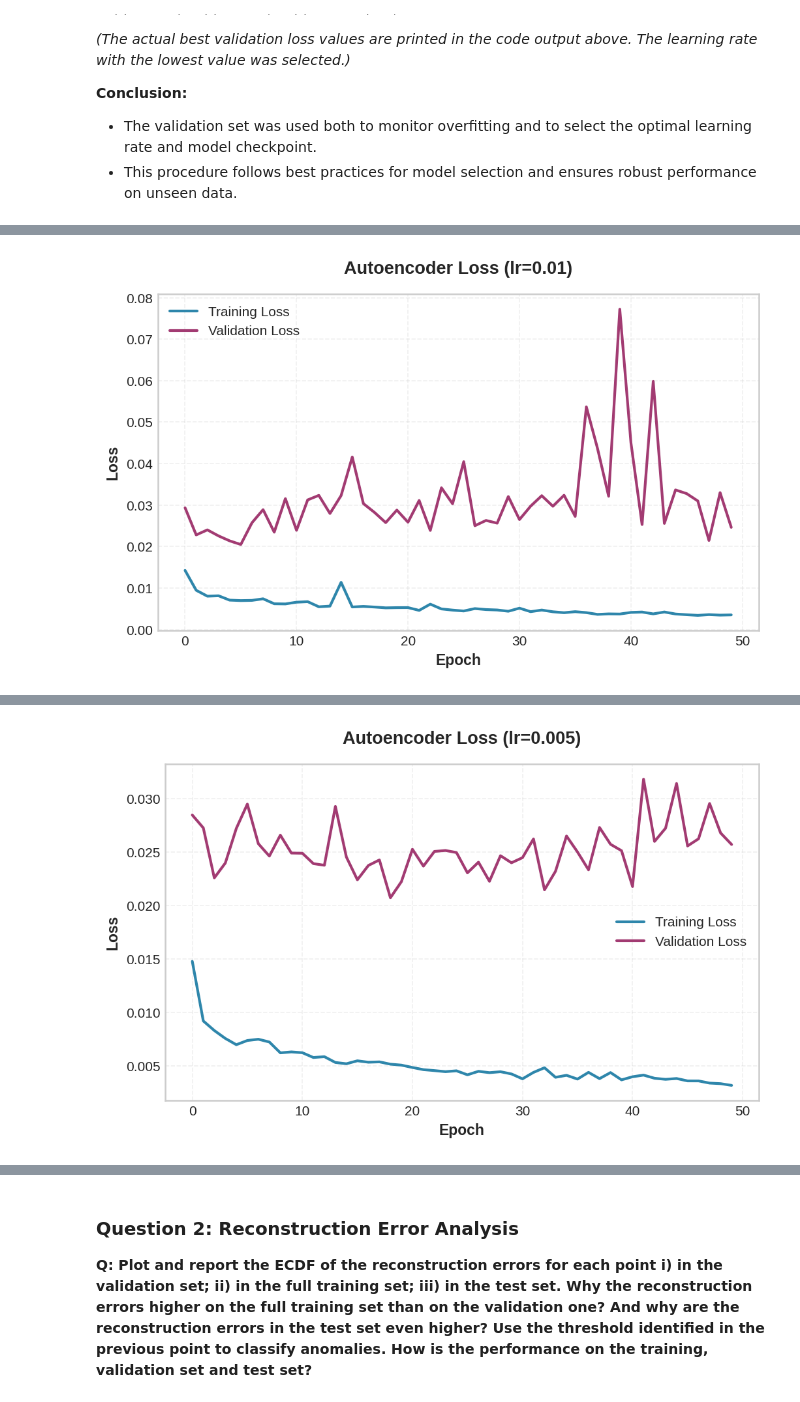
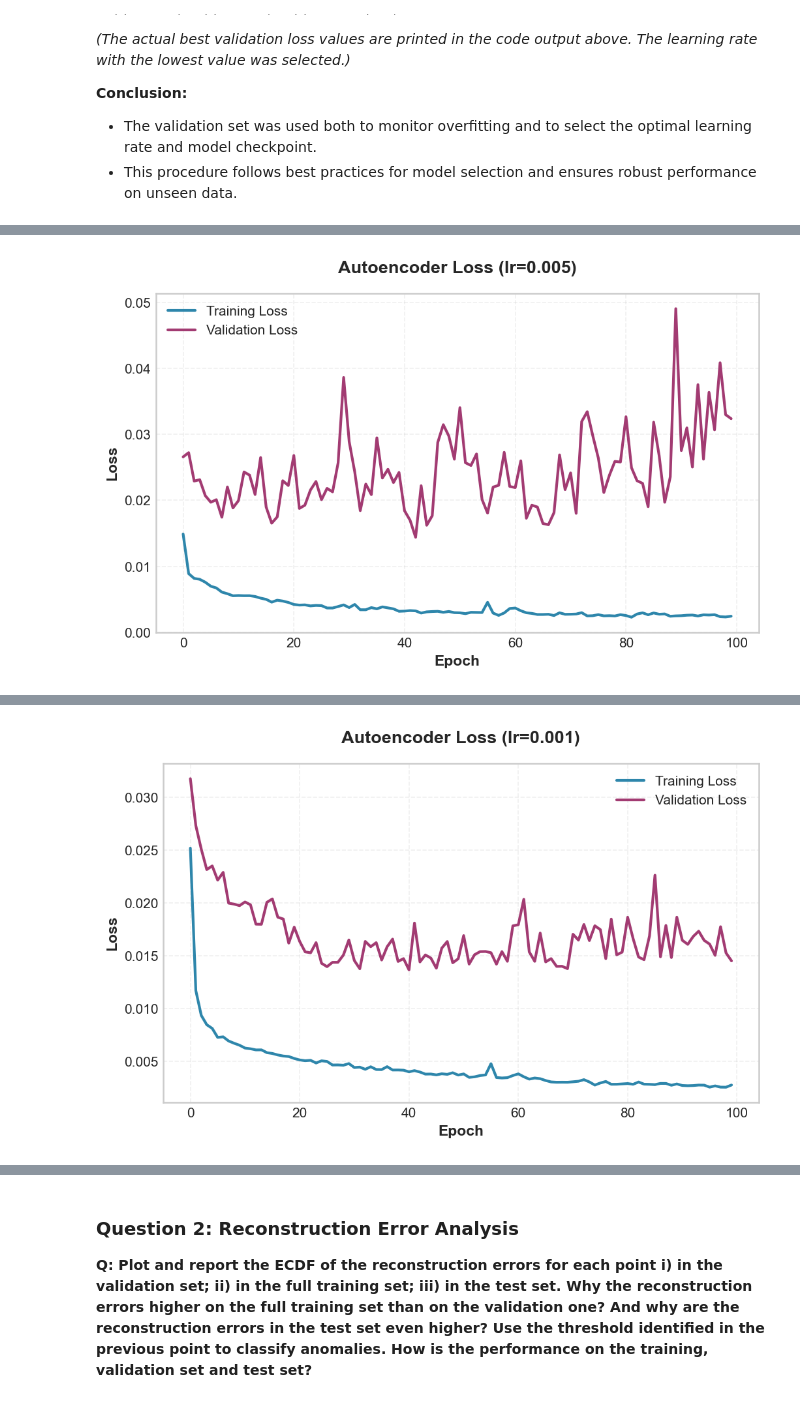
Before and after one commit to RenatoMignone/unsupervised-network-intrusion-detection, a Jupyter notebook: lab/notebooks/Task3.ipynb, the cells around one changed output, grey strips where cells are left out. Cells and saved outputs as stored; diff of their text form; code cells hidden in the pictures.

```diff
--- a/lab/notebooks/Task3.ipynb
+++ b/lab/notebooks/Task3.ipynb
@@ -75,6 +75,18 @@ REPORT_COLORS = {
     'anomaly': '#F18F01'
 }
 # ============================================================================
+# %%
+# Seed al the libraries to ensure reproducibility
+def set_seed(seed):
+    random.seed(seed)
+    np.random.seed(seed)
+    torch.manual_seed(seed)
+    if torch.cuda.is_available():
+        torch.cuda.manual_seed(seed)
+        torch.cuda.manual_seed_all(seed)  # for multi-GPU setups
+
+# Example: setting a seed for reproducibility
+set_seed(42)
 # %% [markdown]
 ## Helper functions
 # %%
@@ -383,8 +395,8 @@ model = model.to(device)
 optimizer = optim.Adam(model.parameters(), lr=1e-3)
 # %%
 # Grid search over learning rates for the autoencoder
-learning_rates = [1e-2, 5e-3, 1e-3, 5e-4]
-n_epochs = 50
+learning_rates = [5e-3, 1e-3, 5e-4, 1e-4]
+n_epochs = 100
 results = {}
 best_val_loss = float('inf')
 best_model_state = None
@@ -395,6 +407,7 @@ loss_curves = {}  # {lr: {'train': [...], 'val': [...]}}
 
 for lr in learning_rates:
     print(f"\n=== Training with learning rate: {lr} ===")
+    set_seed(11)
     # Re-initialize model and optimizer for each run
     model = ImprovedAutoencoder(input_dim=X_train_normal_only.shape[1], bottleneck_dim=16).to(device)
     optimizer = optim.Adam(model.parameters(), lr=lr)
@@ -425,7 +438,8 @@ for lr in learning_rates:
                 val_loss += loss.item()
         val_loss /= len(X_val_tensor)
         val_losses.append(val_loss)
-        print(f"Epoch {epoch+1}/{n_epochs}, Loss: {train_loss:.4f}, Val Loss: {val_loss:.4f}")
+        if (epoch%10==0):
+            print(f"Epoch {epoch+1}/{n_epochs}, Loss: {train_loss:.4f}, Val Loss: {val_loss:.4f}")
 
     # Store the best validation loss for this learning rate
     min_val = min(val_losses)
@@ -487 +496 @@ Figure saved to: ../Plots/Task3/task3_autoencoder_train_val_loss_lr_0.01.png
-[figure, old version]
+[figure, new version]
@@ -505 +509 @@ Figure saved to: ../Plots/Task3/task3_autoencoder_train_val_loss_lr_0.005.png
-[figure, old version]
+[figure, new version]
```
Also changed, not shown: parts of 16 cells of this notebook, 26 other files.
